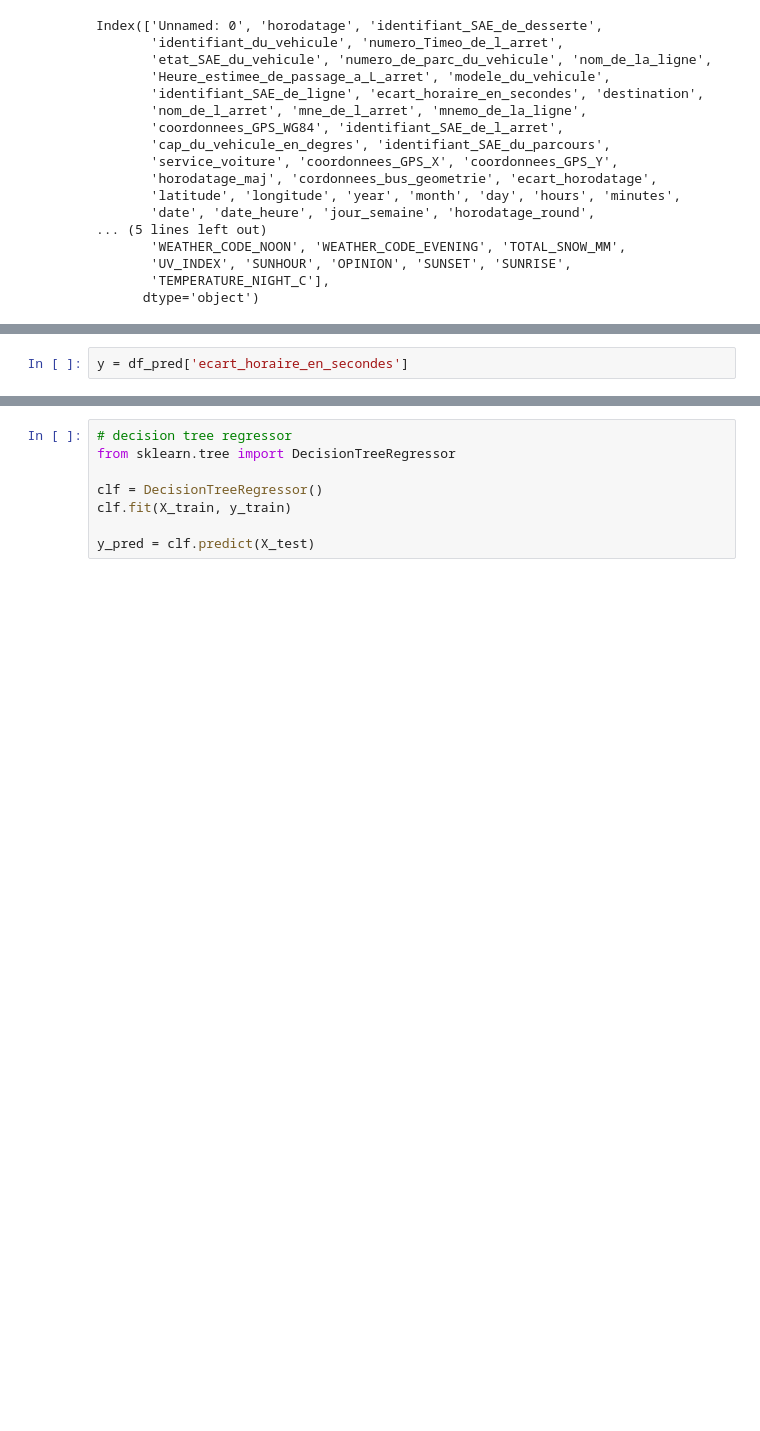
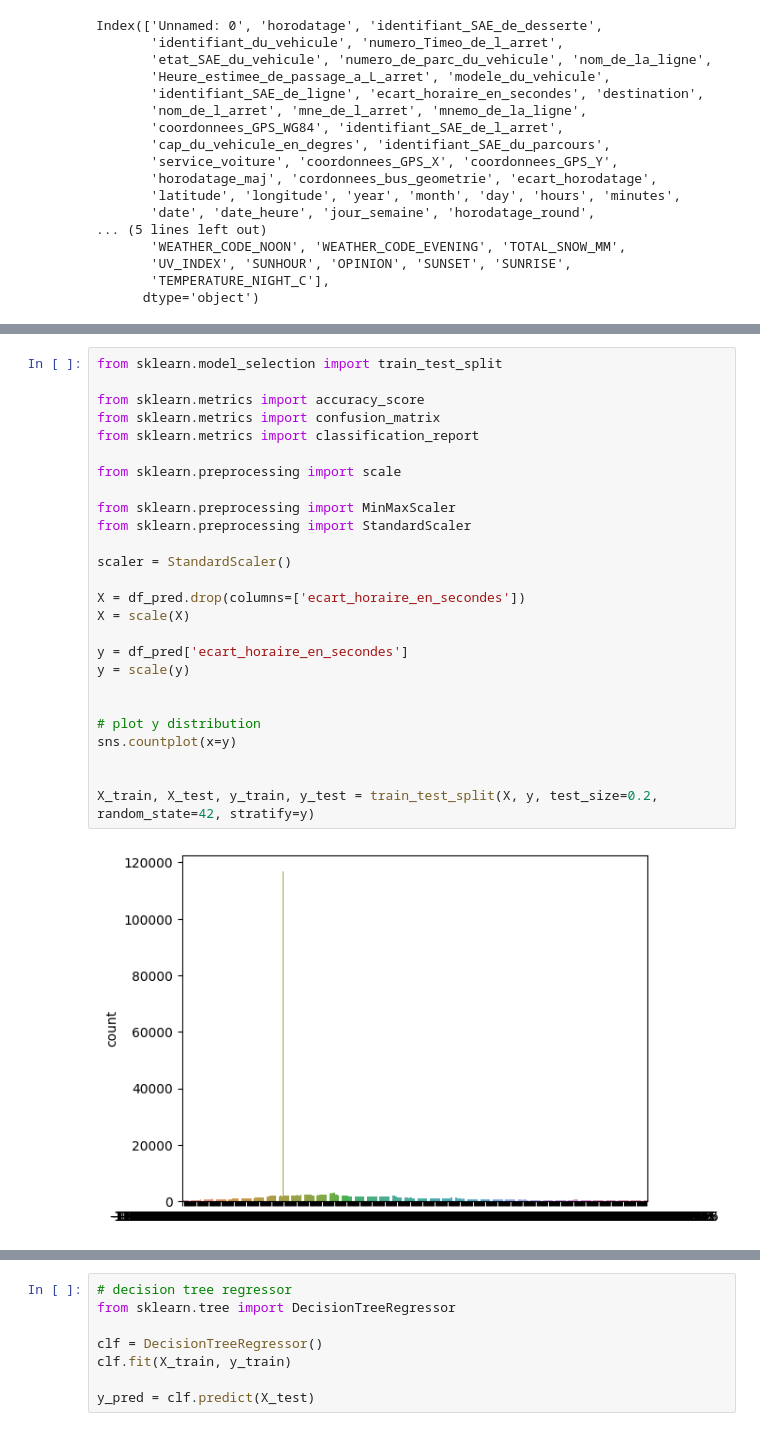
Before and after one commit to ClovisDel/qualite_trafic_tram_bus_angers, a Jupyter notebook: 3.ML_Clovis.ipynb, the cells around one changed output, grey strips where cells are left out. Drawn from its saved outputs; the diff is of its cells as text; blank space fills up the shorter version.

```diff
--- a/3.ML_Clovis.ipynb
+++ b/3.ML_Clovis.ipynb
@@ -117,4 +131,30 @@ Confusion Matrix:
-# %%
-y = df_pred['ecart_horaire_en_secondes']
+# %%
+from sklearn.model_selection import train_test_split
+
+from sklearn.metrics import accuracy_score
+from sklearn.metrics import confusion_matrix
+from sklearn.metrics import classification_report
+
+from sklearn.preprocessing import scale
+
+from sklearn.preprocessing import MinMaxScaler
+from sklearn.preprocessing import StandardScaler
+
+scaler = StandardScaler()
+
+X = df_pred.drop(columns=['ecart_horaire_en_secondes'])
+X = scale(X)
+
+y = df_pred['ecart_horaire_en_secondes']
+y = scale(y)
+
+
+# plot y distribution
+sns.countplot(x=y)
+
+
+X_train, X_test, y_train, y_test = train_test_split(X, y, test_size=0.2, random_state=42, stratify=y)
+# %% [output]
+[figure, added]
 # %%
 from sklearn.linear_model import LinearRegression
```
Also changed, not shown: parts of 14 cells of this notebook.
